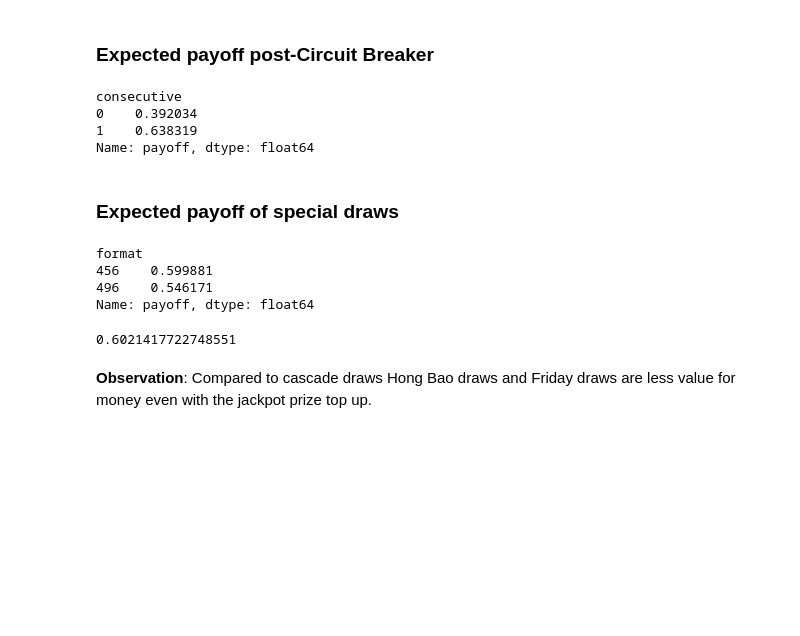
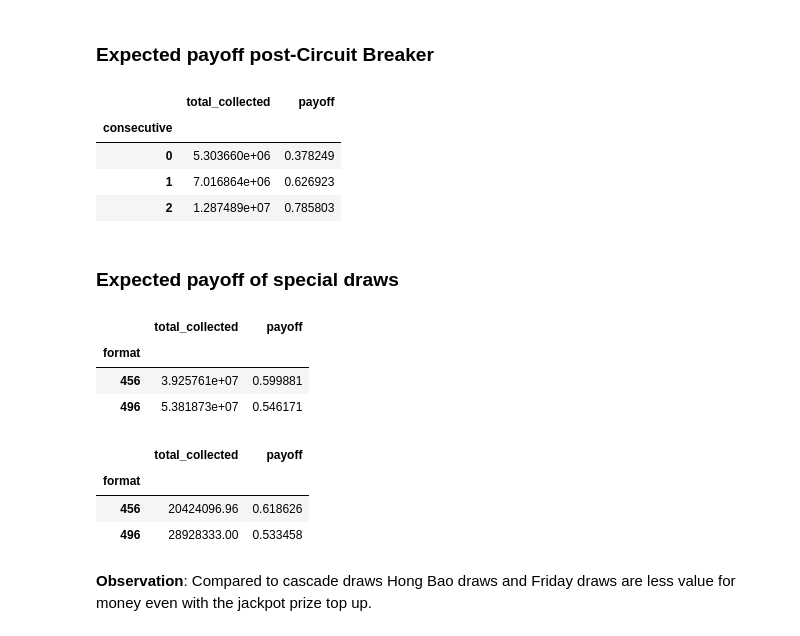
Before and after one commit to yongjun21/toto, a Jupyter notebook: notebooks/analysis.ipynb, the cells around one changed output. Drawn from its saved outputs; the diff is of its cells as text; code cells hidden in the pictures; blank space fills up the shorter version.

```diff
--- a/notebooks/analysis.ipynb
+++ b/notebooks/analysis.ipynb
@@ -491,25 +492,29 @@ ax.set_title('Payoff structure before and after format change');
 # %% [markdown]
 ### Expected payoff post-Circuit Breaker
 # %%
-draws[draws['format'] == '496CB'].groupby('consecutive')['payoff'].mean()
+draws[draws.index >= 3568].groupby('consecutive')[['total_collected', 'payoff']].mean()
 # %% [output]
-consecutive
-0    0.392034
-1    0.638319
-Name: payoff, dtype: float64
+|  | total_collected | payoff |
+| consecutive |  |  |
+| 0 | 5.303660e+06 | 0.378249 |
+| 1 | 7.016864e+06 | 0.626923 |
+| 2 | 1.287489e+07 | 0.785803 |
 # %% [markdown]
 ### Expected payoff of special draws
 # %%
-hong_bao_draws.groupby('format')['payoff'].mean()
+hong_bao_draws.groupby('format')[['total_collected', 'payoff']].mean()
 # %% [output]
-format
-456    0.599881
-496    0.546171
-Name: payoff, dtype: float64
+|  | total_collected | payoff |
+| format |  |  |
+| 456 | 3.925761e+07 | 0.599881 |
+| 496 | 5.381873e+07 | 0.546171 |
 # %%
-friday_draws['payoff'].mean()
+friday_draws.groupby('format')[['total_collected', 'payoff']].mean()
 # %% [output]
-0.6021417722748551
+|  | total_collected | payoff |
+| format |  |  |
+| 456 | 20424096.96 | 0.618626 |
+| 496 | 28928333.00 | 0.533458 |
 # %% [markdown]
 **Observation**: Compared to cascade draws Hong Bao draws and Friday draws are less value for money even with the jackpot prize top up.
 # %% [markdown]
```
Also changed, not shown: parts of 15 cells of this notebook, 6 other files.
